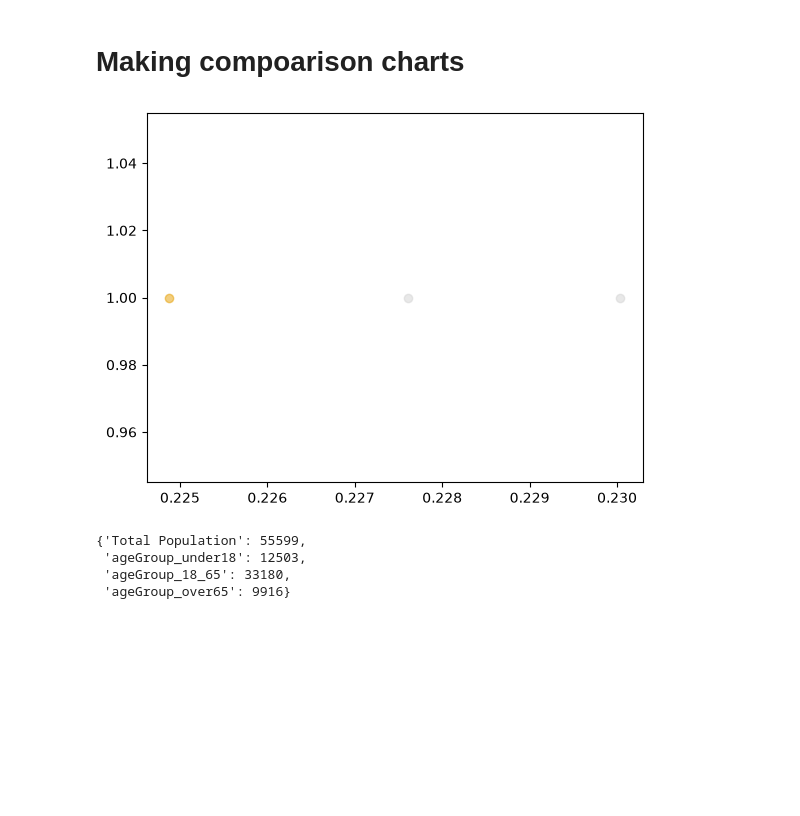
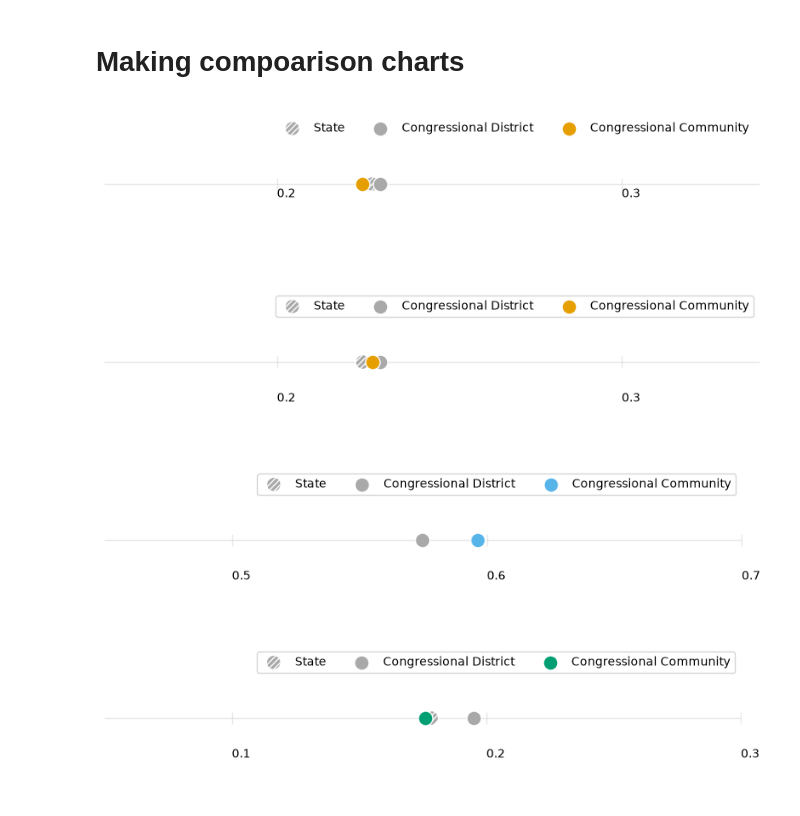
Before and after one commit to camilleberg/congressional_communities, a Jupyter notebook: map project/new_map_viz/people_char.ipynb, the cells around one changed output. Saved outputs shown, nothing was run; the diff lists cells and outputs as text; code cells hidden in the pictures; blank space fills up the shorter version.

```diff
--- a/map project/new_map_viz/people_char.ipynb
+++ b/map project/new_map_viz/people_char.ipynb
@@ -369,30 +372,62 @@ make_group_chart(df_cc_graph)
 [figure]
 # %% [markdown]
 # Making compoarison charts
+# %%
+def floor_to_decimals(value, decimals=0):
+    factor = 10 ** decimals
+    return math.floor(value * factor) / factor
+
+def ceil_to_decimals(value, decimals=0):
+    factor = 10 ** decimals
+    return math.ceil(value * factor) / factor
 # %%
 # now making the little comparison chart
 
 # calculating the % of each group
-from matplotlib.lines import Line2D
-not_used = "lightgrey"
+not_used = "darkgrey"
 
-plt.scatter(x = df_cd_graph[ccn20_record['DC']]['ageGroup_under18'] / df_cd_graph[ccn20_record['DC']]['Total Population'] ,
-            y = 1, alpha=0.5, color = not_used)
-plt.scatter(x = df_state_graph[ccn20_record['State']]['ageGroup_under18'] / df_state_graph[ccn20_record['State']]['Total Population'] ,
-            y = 1, alpha=0.5, color = not_used)
-plt.scatter(x = df_cc_graph['ageGroup_under18'] / df_cc_graph['Total Population'] ,
-            y = 1, alpha=0.5, color = okabe_ito_colors[0])
+fig = plt.figure(figsize=(8, 2))
+ax = fig.add_subplot(111)
 
+
+# to make numberline
+intervals = np.round(np.linspace(0, 1, 11), 2)
+intervals_y = np.repeat(1, 11)
+plt.plot(intervals, intervals_y, marker='|',color='lightgrey', linestyle='solid',
+     linewidth=1, markersize=10, alpha = 0.5,
+     zorder=1) # this is for directional order
+
+x_cc =  df_state_graph[ccn20_record['State']]['ageGroup_under18'] / df_state_graph[ccn20_record['State']]['Total Population']
+x_cd = df_cd_graph[ccn20_record['DC']]['ageGroup_under18'] / df_cd_graph[ccn20_record['DC']]['Total Population']
+x_state = df_cc_graph['ageGroup_under18'] / df_cc_graph['Total Population']
+
+plt.scatter(x = x_cc,
+            y = 1, color = not_used, s = 150,
+            edgecolors='white', linewidths=1,
+            hatch='/////', # hatching
+            zorder=2, # for order
+            label = 'State')
+plt.scatter(x = x_cd,
+            y = 1, color = not_used, s = 150,
+            edgecolors='white', linewidths=1,
+            zorder=3, # for order
+            label = 'Congressional District')
+plt.scatter(x = x_state,
+            y = 1, color = okabe_ito_colors[0], s= 150,
+            edgecolors='white', linewidths=1,
+            zorder=4, # for order
+            label = 'Congressional Community')
+plt.axis('off')
+
+for x in intervals:
+     ax.annotate('%s' % x, xy=(x, 0.99), textcoords='data')
+
+x_min = floor_to_decimals(min(x_cc, x_cd, x_state), 1) - 0.05
+x_max = ceil_to_decimals(max(x_cc, x_cd, x_state), 2) + 0.1
+
+plt.xlim(x_min, x_max)
+plt.legend(ncol=3, frameon=False, loc="best")
+plt.tight_layout()
 plt.show()
 # %% [output]
-[figure, old version]
+[figure, new version]
-# %%
-plt.scatter(x = df_cc_graph['ageGroup_18_65'] / df_cc_graph['Total Population'] ,
-            y = 1, alpha=0.5, color = okabe_ito_colors[1])
-plt.scatter(x = df_cc_graph['ageGroup_over65'] / df_cc_graph['Total Population'] ,
-            y = 1, alpha=0.5, color = okabe_ito_colors[2])
-# %% [output]
-{'Total Population': 55599,
- 'ageGroup_under18': 12503,
- 'ageGroup_18_65': 33180,
- 'ageGroup_over65': 9916}
@@ -398,0 +493,6 @@ plt.scatter(x = df_cc_graph['ageGroup_over65'] / df_cc_graph['Total Population']
+# %%
+for age_group_label in age_bracket_cols: make_line_comp_chart(age_group_label)
+# %% [output]
+[figure, added]
+[figure, added]
+[figure, added]
```
Also changed, not shown: parts of 10 cells of this notebook, 7 other files.
